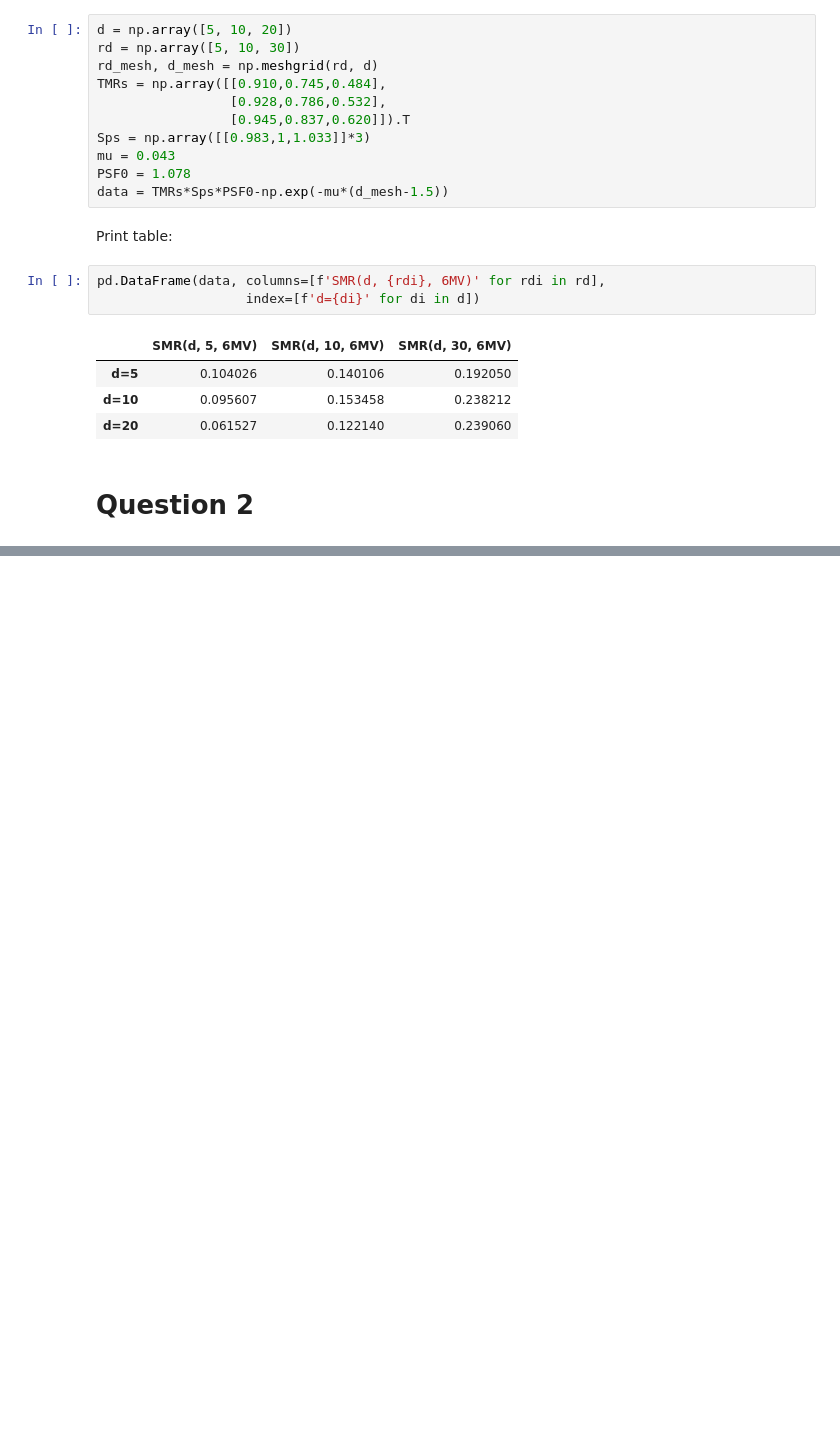
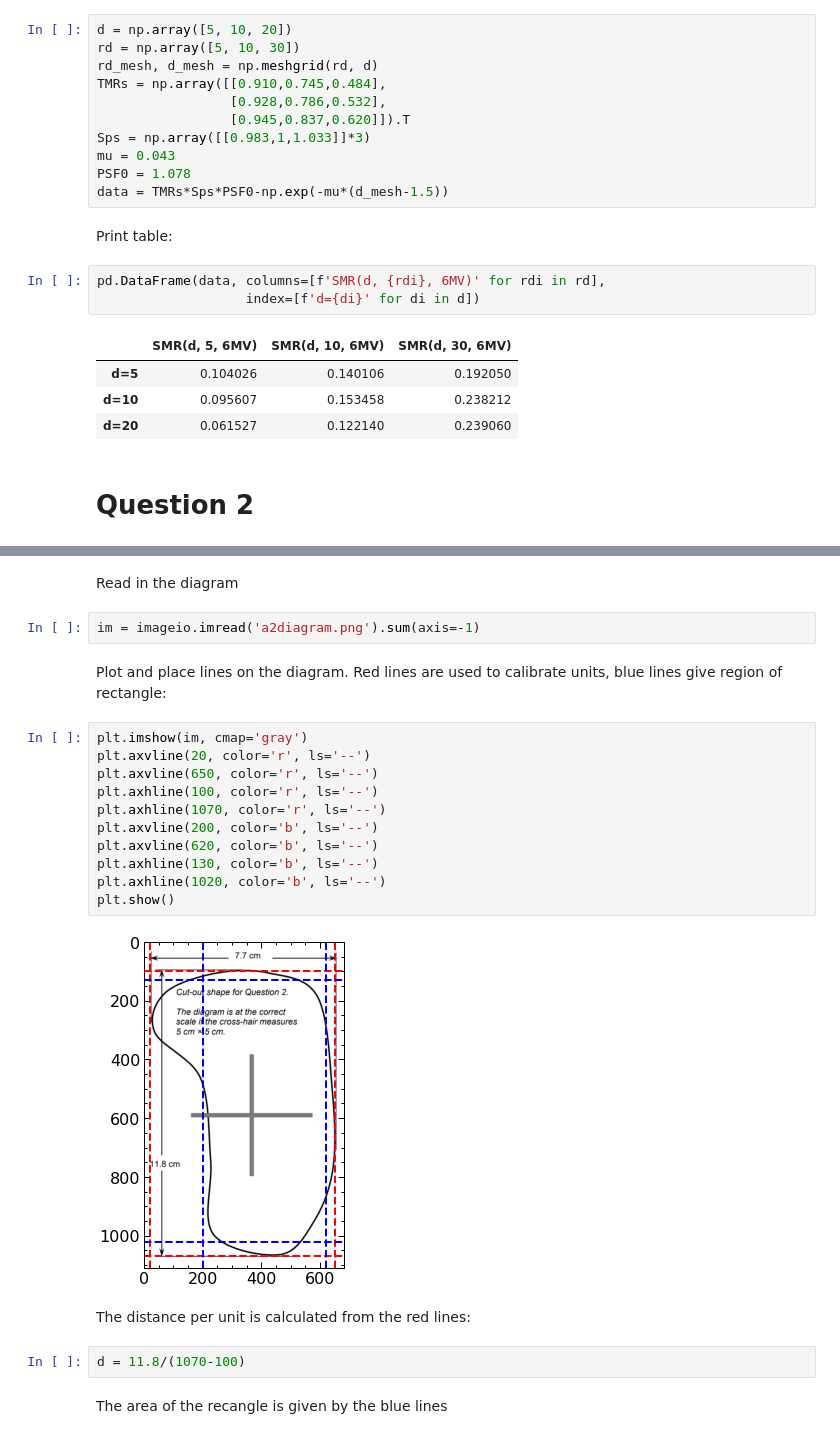
Before and after one commit to lukepolson/School, a Jupyter notebook: Phys 535/A2.ipynb, the cells around one changed output, grey strips where cells are left out. Drawn from its saved outputs; the diff is of its cells as text; blank space fills up the shorter version.

```diff
--- a/Phys 535/A2.ipynb
+++ b/Phys 535/A2.ipynb
@@ -46,0 +54,25 @@ pd.DataFrame(data, columns=[f'SMR(d, {rdi}, 6MV)' for rdi in rd],
+# %% [markdown]
+Read in the diagram
+# %%
+im = imageio.imread('a2diagram.png').sum(axis=-1)
+# %% [markdown]
+Plot and place lines on the diagram. Red lines are used to calibrate units, blue lines give region of rectangle:
+# %%
+plt.imshow(im, cmap='gray')
+plt.axvline(20, color='r', ls='--')
+plt.axvline(650, color='r', ls='--')
+plt.axhline(100, color='r', ls='--')
+plt.axhline(1070, color='r', ls='--')
+plt.axvline(200, color='b', ls='--')
+plt.axvline(620, color='b', ls='--')
+plt.axhline(130, color='b', ls='--')
+plt.axhline(1020, color='b', ls='--')
+plt.show()
+# %% [output]
+[figure, added]
+# %% [markdown]
+The distance per unit is calculated from the red lines:
+# %%
+d = 11.8/(1070-100)
+# %% [markdown]
+The area of the recangle is given by the blue lines
```
Also changed, not shown: parts of 67 cells of this notebook, 5 other files.
